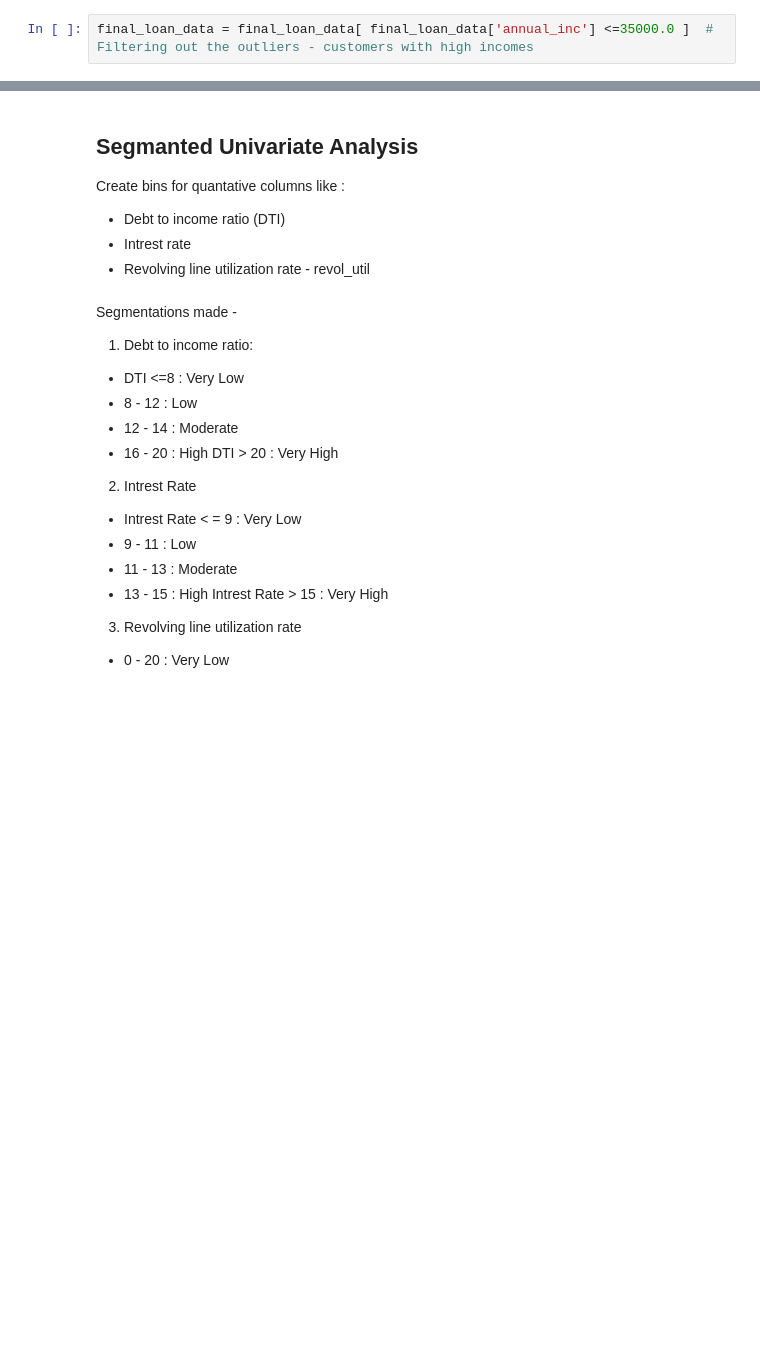
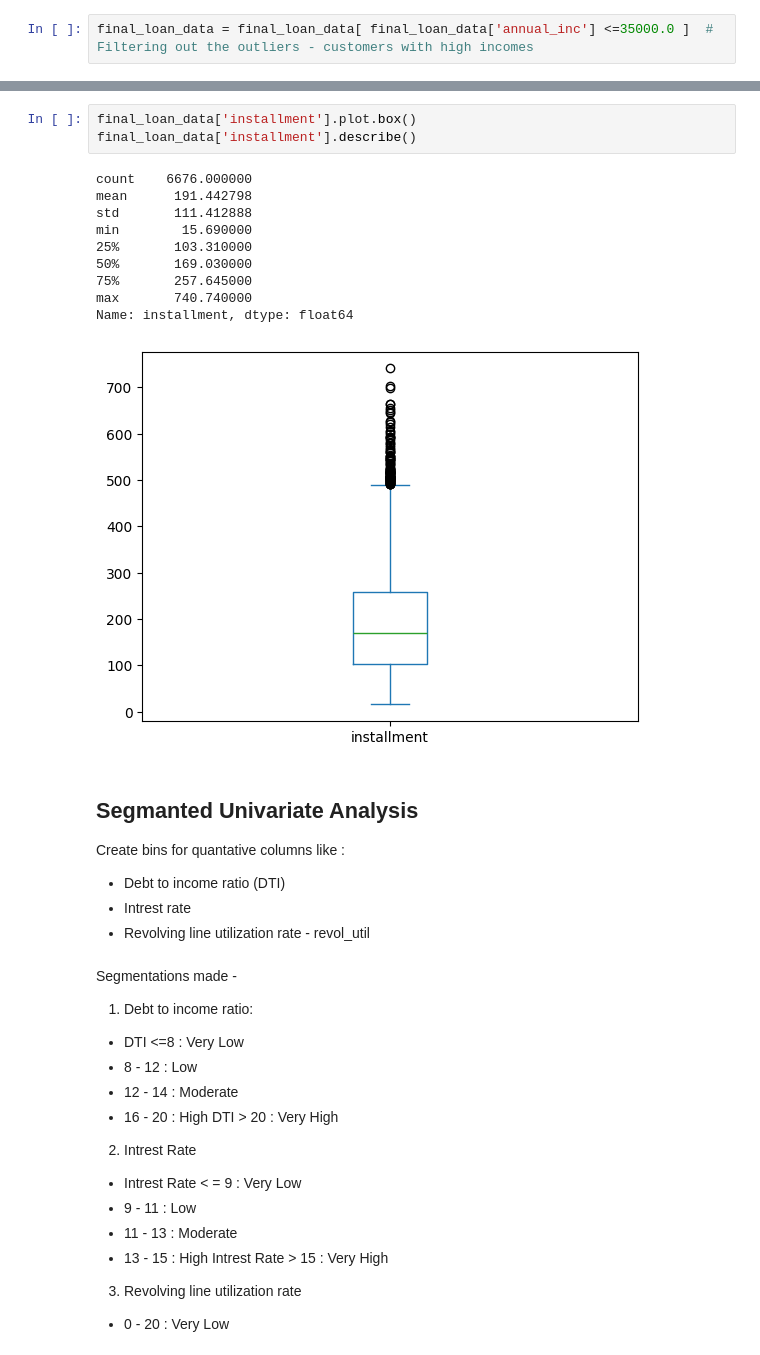
Before and after one commit to abhishek-92a/Lending_Club, a Jupyter notebook: working.ipynb, the cells around one changed output, grey strips where cells are left out. Saved outputs shown, nothing was run; the diff lists cells and outputs as text; blank space fills up the shorter version.

```diff
--- a/working.ipynb
+++ b/working.ipynb
@@ -364,3 +398,17 @@ print("3. Smallest Annual income:",final_loan_data['annual_inc'].min())
+# %%
+final_loan_data['installment'].plot.box()
+final_loan_data['installment'].describe()
+# %% [output]
+count    6676.000000
+mean      191.442798
+std       111.412888
+min        15.690000
+25%       103.310000
+50%       169.030000
+75%       257.645000
+max       740.740000
+Name: installment, dtype: float64
+[figure, added]
 # %% [markdown]
 ## Segmanted Univariate Analysis
 Create bins for quantative columns like :
```
Also changed, not shown: parts of 6 cells of this notebook.
